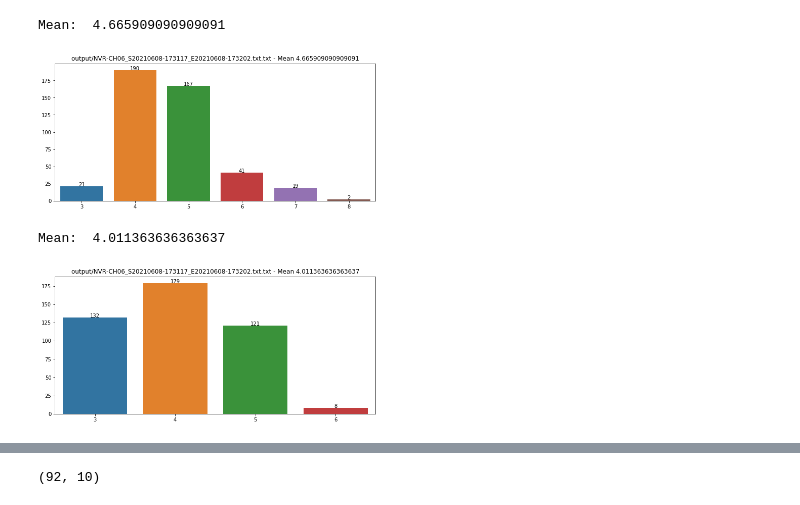
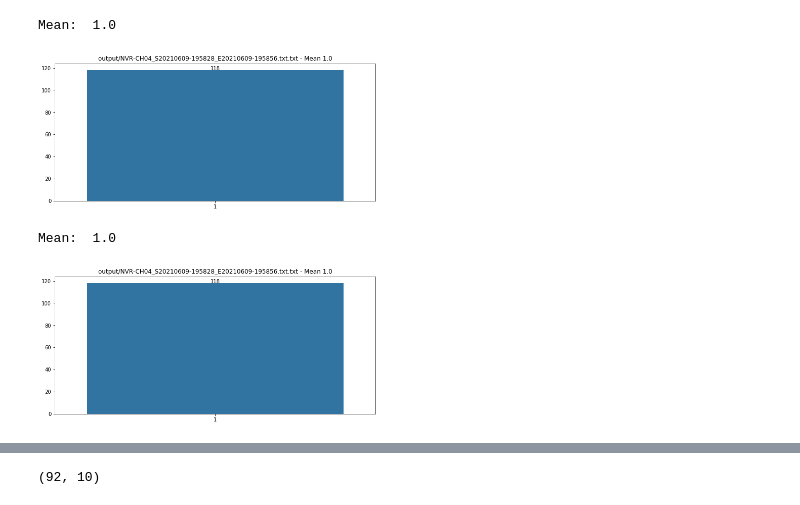
Before and after one commit to LeDuySon/Visualise-notebook, a Jupyter notebook: task-count-people.ipynb, the cells around one changed output, grey strips where cells are left out. Drawn from its saved outputs; the diff is of its cells as text; code cells hidden in the pictures.

```diff
--- a/task-count-people.ipynb
+++ b/task-count-people.ipynb
@@ -177,15 +187,15 @@ def vis_obj_count(files, channel_file, ignore_region=False):
                 axes[i, j].set_axis_off()
     plt.show()
 # %%
-vis_obj_count("output/NVR-CH06_S20210608-173117_E20210608-173202.txt.txt", "static/ignore_region/CH06.json")
+vis_obj_count("output/NVR-CH04_S20210609-195828_E20210609-195856.txt.txt", "static/ignore_region/CH04.json")
 # %% [output]
-Mean:  4.665909090909091
+Mean:  1.0
-[figure, old version]
+[figure, new version]
 # %%
-vis_obj_count("output/NVR-CH06_S20210608-173117_E20210608-173202.txt.txt", "static/ignore_region/CH06.json", True)
+vis_obj_count("output/NVR-CH04_S20210609-195828_E20210609-195856.txt.txt", "static/ignore_region/CH04.json", True)
 # %% [output]
-Mean:  4.011363636363637
+Mean:  1.0
-[figure, old version]
+[figure, new version]
 # %%
 !ls
 # %% [output]
```
Also changed, not shown: parts of 26 cells of this notebook.
